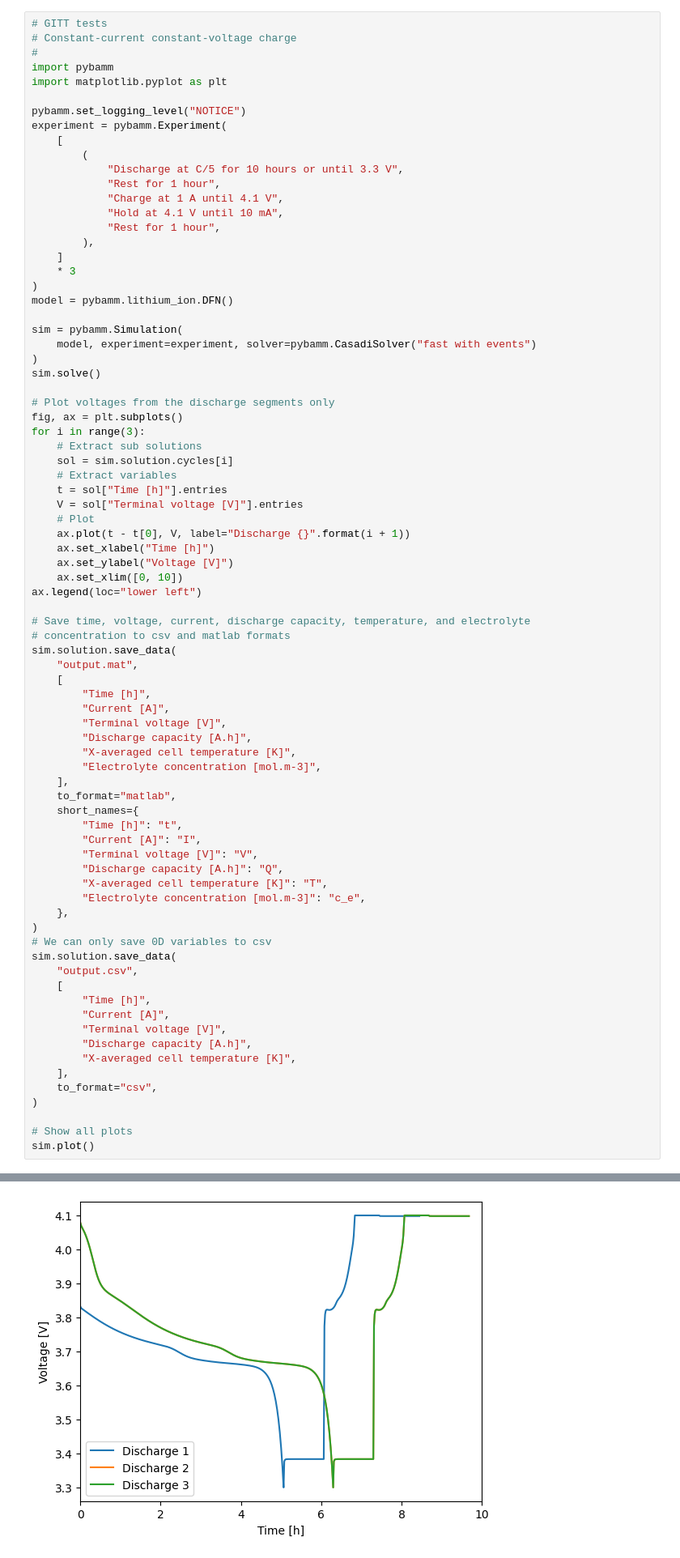
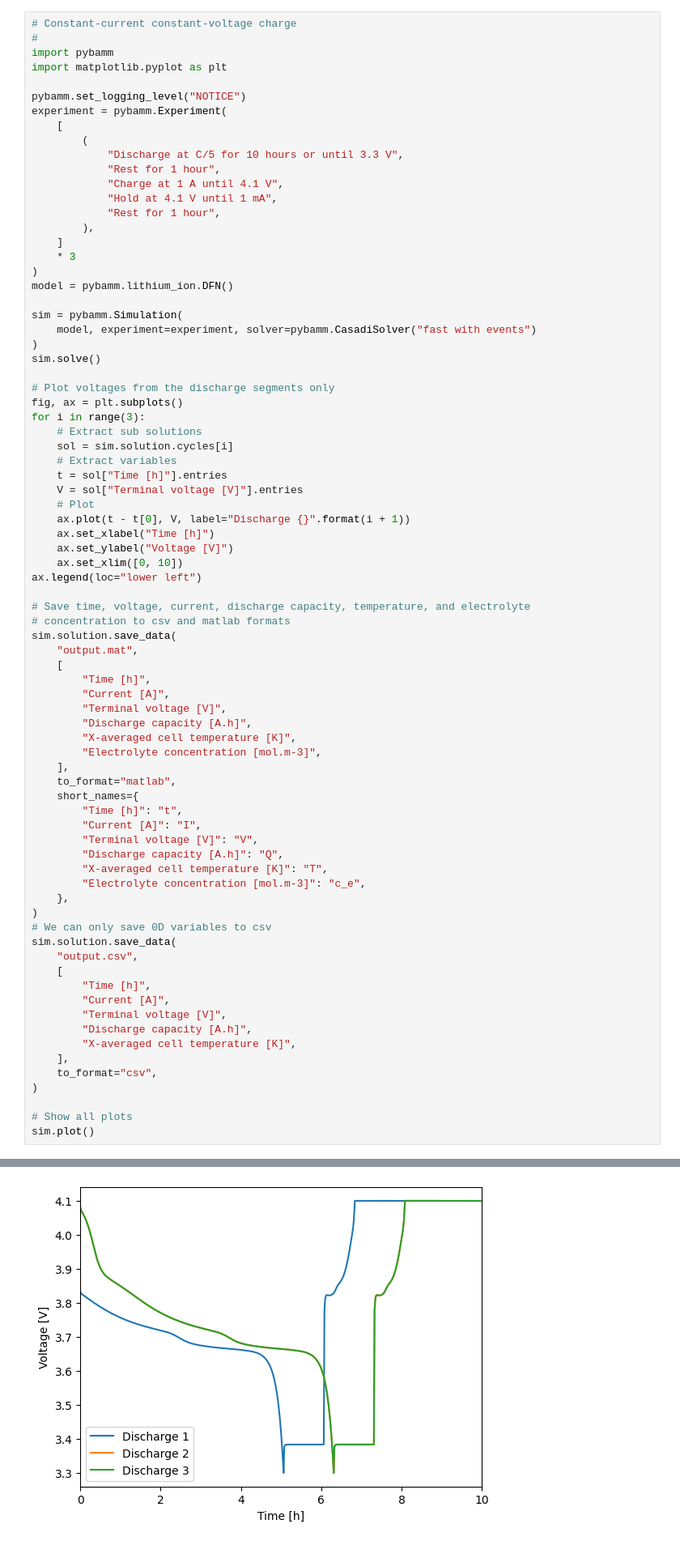
Before and after one commit to Serj2521/PyBamm_scripts, a Jupyter notebook: Pybamm 22.10/CCCV/CCCV.ipynb, the cells around one changed output, grey strips where cells are left out. Shown at 81% size. Cells and saved outputs as stored; diff of their text form.

```diff
--- a/Pybamm 22.10/CCCV/CCCV.ipynb
+++ b/Pybamm 22.10/CCCV/CCCV.ipynb
@@ -1,5 +1,4 @@
 # %%
-# GITT tests
 # Constant-current constant-voltage charge
 #
 import pybamm
@@ -12,7 +11,7 @@ experiment = pybamm.Experiment(
             "Discharge at C/5 for 10 hours or until 3.3 V",
             "Rest for 1 hour",
             "Charge at 1 A until 4.1 V",
-            "Hold at 4.1 V until 10 mA",
+            "Hold at 4.1 V until 1 mA",
             "Rest for 1 hour",
         ),
     ]
@@ -100 +99 @@ sim.plot()
-[figure, old version]
+[figure, new version]
```
Also changed, not shown: parts of 2 cells of this notebook, 8 other files.
